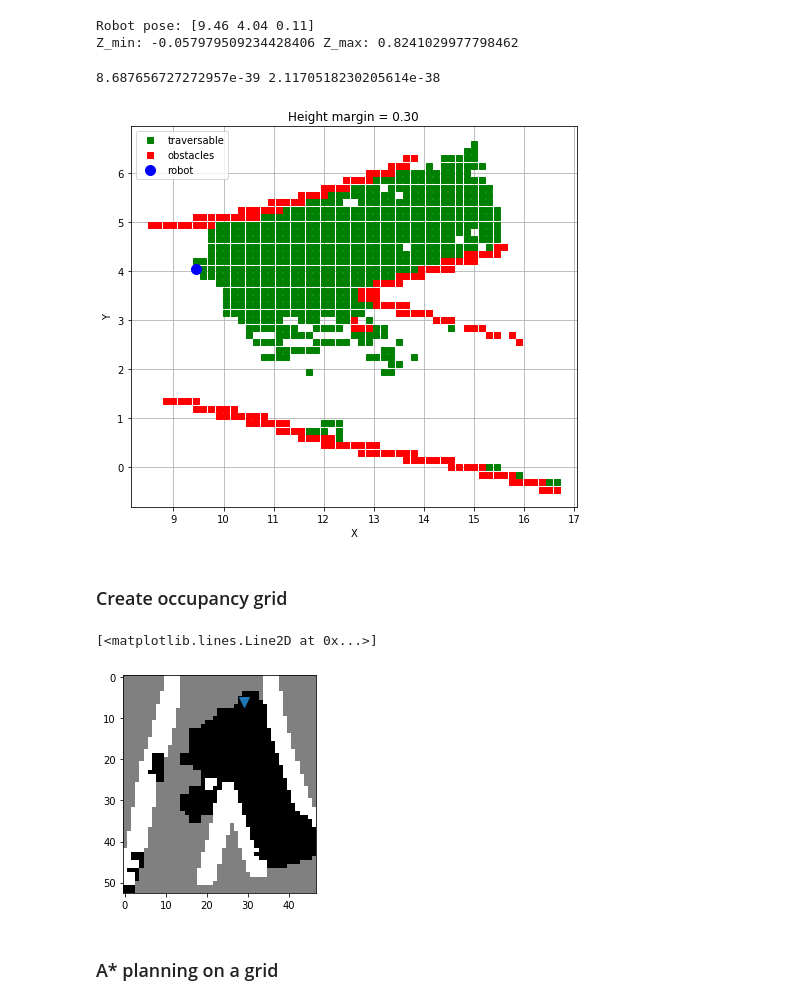
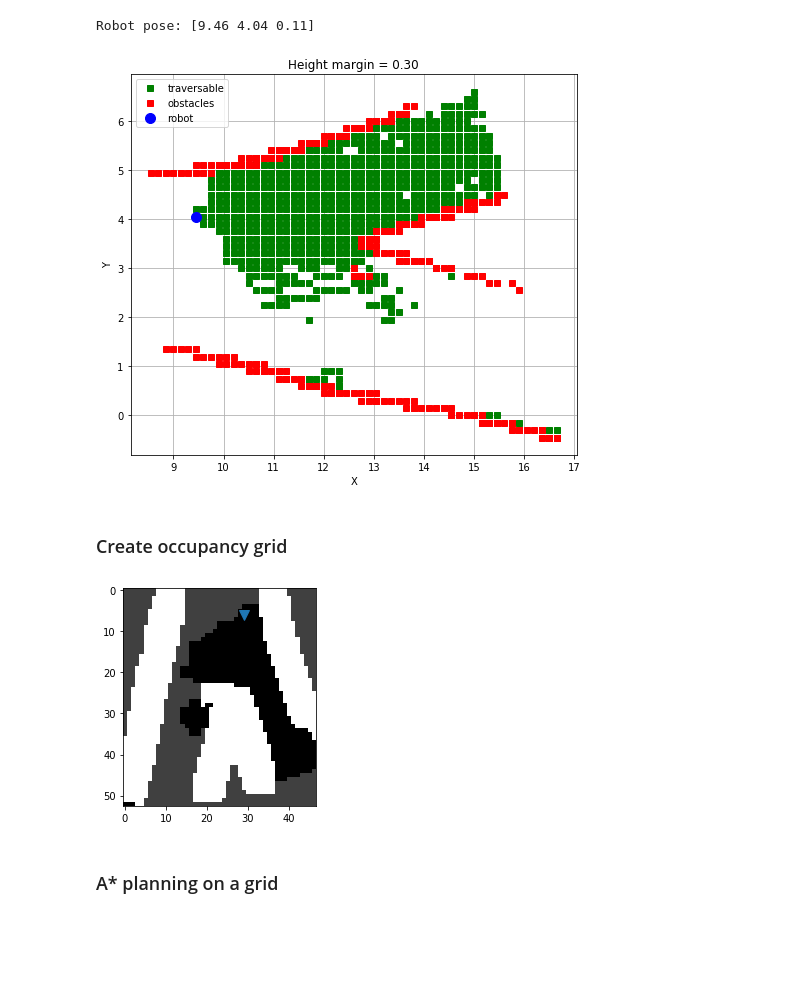
Before and after one commit to ctu-vras/trajectory_optimization, a Jupyter notebook: src/planning.ipynb, the cells around one changed output. Cells and saved outputs as stored; diff of their text form; code cells hidden in the pictures; blank space fills up the shorter version.

```diff
--- a/src/planning.ipynb
+++ b/src/planning.ipynb
@@ -15,14 +20,18 @@ Z = elev_map[:,2]
 rgb = elev_map[:,3]
 
 print('Robot pose:', robot_pose)
-print('Z_min:', np.min(Z), 'Z_max:', np.max(Z))
+# print('Z_min:', np.min(Z), 'Z_max:', np.max(Z))
 # %% [output]
 Robot pose: [9.46 4.04 0.11]
-Z_min: -0.057979509234428406 Z_max: 0.8241029977798462
 # %%
-# define traversable height margin
-margin = 0.3
-print(np.mean(rgb[Z<=margin]), np.mean(rgb[Z>margin]))
+# define main parameters here
+margin = 0.3 # traversable height margin
+safety_distance = 0.3 # to keep away from obstacles (for grid creation)
+map_res = 0.15 # map resolution
+unexplored_value = 0.25 # value of unknown cells in a constructed grid
+num_apf_iters = 100 # max num of iterations to plan an APF trajectory
+
+# print(np.mean(rgb[Z<=margin]), np.mean(rgb[Z>margin]))
 
 plt.figure(figsize=(int(np.max(X)-np.min(X)), int(np.max(Y)-np.min(Y))))
 plt.plot(X[Z<=margin], Y[Z<=margin], 's', color='green', label='traversable')
@@ -35,62 +44,23 @@ plt.ylabel('Y')
 plt.legend()
 plt.grid()
 # %% [output]
-8.687656727272957e-39 2.1170518230205614e-38
 [figure]
 # %% [markdown]
 ### Create occupancy grid
-# %%
-def create_grid(elev_map, map_res=0.15, safety_distance=0., margin=0.3):
-    # minimum and maximum north coordinates
-    y_min = np.min(elev_map[:, 1])
-    y_max = np.max(elev_map[:, 1])
-
-    # minimum and maximum east coordinates
-    x_min = np.min(elev_map[:, 0])
-    x_max = np.max(elev_map[:, 0])
-
-    # given the minimum and maximum coordinates we can
-    # calculate the size of the grid.
-    y_size = int((y_max - y_min)//map_res)
-    x_size = int((x_max - x_min)//map_res)
-
-    # Initialize an unexplored grid
-    # unexplored: 0.5
-    # free:        0
-    # occupied:    1
-    grid = np.zeros((x_size, y_size)) + 0.5
-    elev_grid  = np.full((x_size, y_size), np.nan)
-
-    # Populate the grid with obstacles
-    for i in range(elev_map.shape[0]):
-        x, y, z, _ = elev_map[i, :]
-        dx, dy, dz = map_res, map_res, map_res
-        sd = safety_distance * (z > margin) # safety distance is added to points treated as obstacles
-        obstacle = [
-            int(np.clip((x - dx - sd - x_min)//dx, 0, x_size-1)),
-            int(np.clip((x + dx + sd - x_min)//dx, 0, x_size-1)),
-            int(np.clip((y - dy - sd - y_min)//dy, 0, y_size-1)),
-            int(np.clip((y + dy + sd - y_min)//dy, 0, y_size-1)),
-        ]
-        grid[obstacle[0]:obstacle[1]+1, obstacle[2]:obstacle[3]+1] = z > margin
-        elev_grid[obstacle[0]:obstacle[1]+1, obstacle[2]:obstacle[3]+1] = z
-    return grid, elev_grid
 # %%
 # minimum and maximum east coordinates
 x_min = np.min(elev_map[:, 0])
 x_max = np.max(elev_map[:, 0])
 # minimum and maximum north coordinates
 y_min = np.min(elev_map[:, 1])
 y_max = np.max(elev_map[:, 1])
-map_res = 0.15
 
-grid, elev_grid = create_grid(elev_map, map_res, safety_distance=0.1)
+grid, elev_grid = create_grid(elev_map, map_res, margin, safety_distance, unexplored_value)
 robot_grid_pose = (robot_pose - [x_min, y_min, 0]) // map_res
 
 plt.imshow(grid, cmap='gray')
-plt.plot(robot_grid_pose[1], robot_grid_pose[0], 'v', markersize=10)
+plt.plot(robot_grid_pose[1], robot_grid_pose[0], 'v', markersize=10);
 # %% [output]
-[<matplotlib.lines.Line2D at 0x...>]
-[figure, old version]
+[figure, new version]
 # %% [markdown]
 ### A* planning on a grid
```
Also changed, not shown: parts of 23 cells of this notebook, 5 other files.
